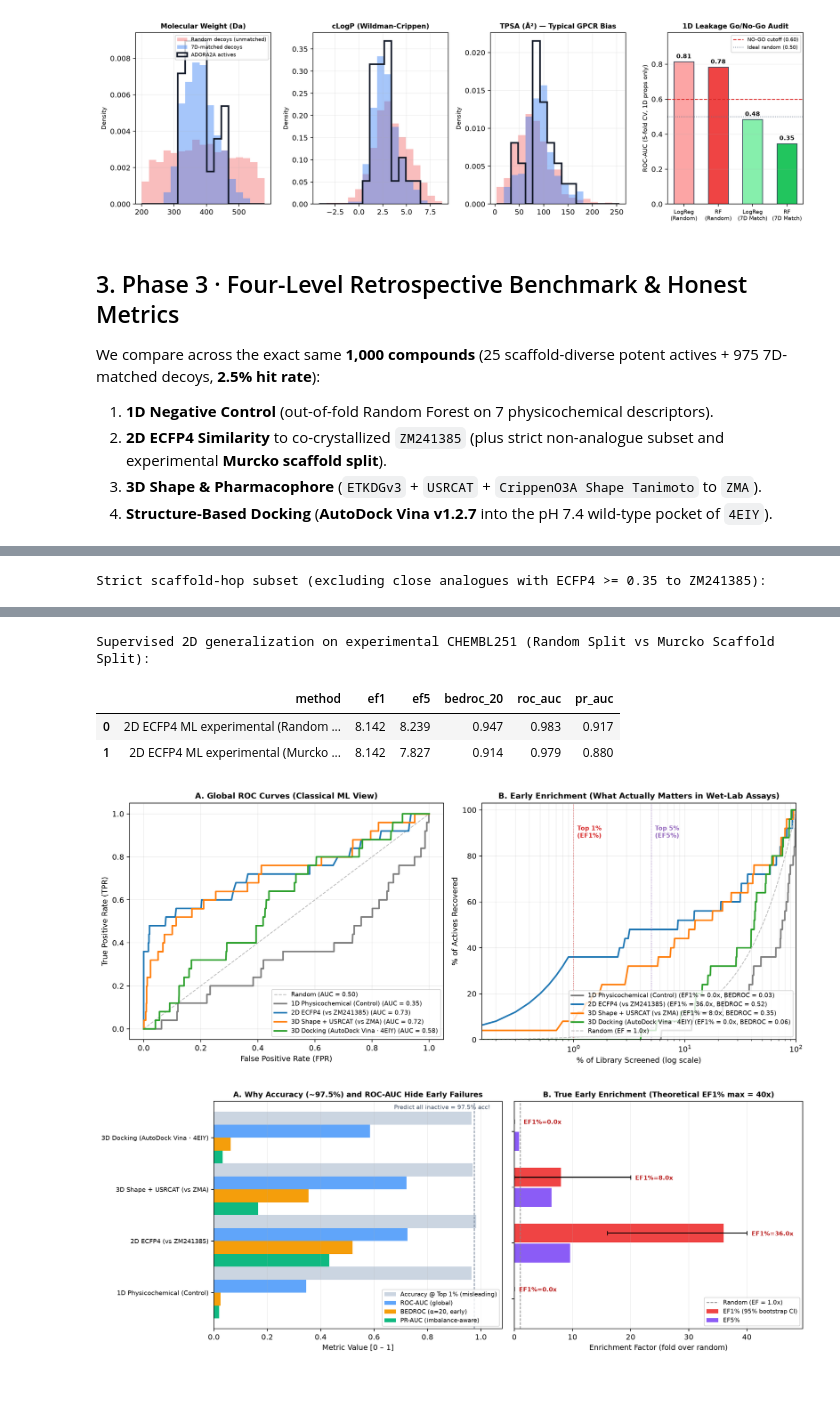
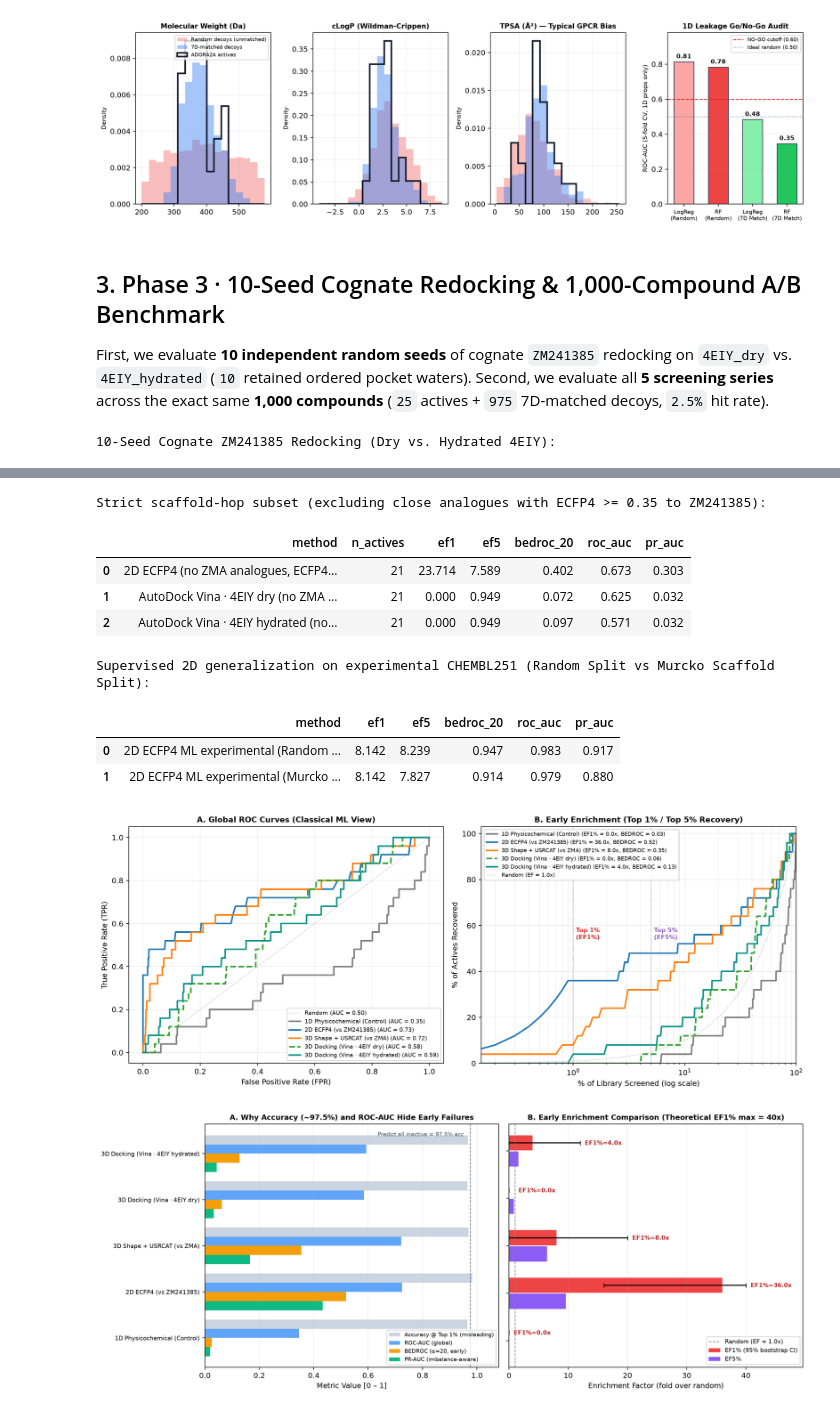
Before and after one commit to JorgePardos/ADORA2A, a Jupyter notebook: notebooks/01_adora2a_retrospective_audit.ipynb, the cells around one changed output, grey strips where cells are left out. Saved outputs shown, nothing was run; the diff lists cells and outputs as text; code cells hidden in the pictures; blank space fills up the shorter version.

Commit message:
feat: add 4EIY hydrated A/B benchmark, 10-seed redocking, and rigor fixes

```diff
--- a/notebooks/01_adora2a_retrospective_audit.ipynb
+++ b/notebooks/01_adora2a_retrospective_audit.ipynb
@@ -117,14 +136,33 @@ display(Image(filename=str(FIGS / "decoy_property_matching_audit.png")))
 }
 [figure]
 # %% [markdown]
-## 3. Phase 3 · Four-Level Retrospective Benchmark & Honest Metrics
+## 3. Phase 3 · 10-Seed Cognate Redocking & 1,000-Compound A/B Benchmark
 
-We compare across the exact same **1,000 compounds** (25 scaffold-diverse potent actives + 975 7D-matched decoys, **2.5% hit rate**):
-1. **1D Negative Control** (out-of-fold Random Forest on 7 physicochemical descriptors).
-2. **2D ECFP4 Similarity** to co-crystallized `ZM241385` (plus strict non-analogue subset and experimental **Murcko scaffold split**).
-3. **3D Shape & Pharmacophore** (`ETKDGv3` + `USRCAT` + `CrippenO3A Shape Tanimoto` to `ZMA`).
-4. **Structure-Based Docking** (**AutoDock Vina v1.2.7** into the pH 7.4 wild-type pocket of `4EIY`).
+First, we evaluate **10 independent random seeds** of cognate `ZM241385` redocking on `4EIY_dry` vs. `4EIY_hydrated` (`10` retained ordered pocket waters). Second, we evaluate all **5 screening series** across the exact same **1,000 compounds** (`25` actives + `975` 7D-matched decoys, `2.5%` hit rate).
 # %%
+redock_df = pd.DataFrame(
+    [
+        summary["cognate_redocking_10seeds"]["dry"],
+        summary["cognate_redocking_10seeds"]["hydrated"],
+    ]
+)
+print("10-Seed Cognate ZM241385 Redocking (Dry vs. Hydrated 4EIY):")
+display(
+    redock_df[
+        [
+            "receptor_arm",
+            "n_seeds",
+            "pose1_rmsd_mean",
+            "pose1_rmsd_std",
+            "pose1_lt_2a_count",
+            "best_rmsd_mean",
+            "any_pose_lt_2a_count",
+            "delta_e_native_minus_nonnative_mean",
+            "delta_e_native_minus_nonnative_std",
+        ]
+    ]
+)
+
 metrics_df = pd.DataFrame(summary["benchmark_metrics"])
 display(
     metrics_df[
@@ -144,7 +182,7 @@ display(
 print("\nStrict scaffold-hop subset (excluding close analogues with ECFP4 >= 0.35 to ZM241385):")
 hop = summary["scaffold_hop_no_zma_analogues"]
 display(
-    pd.DataFrame([hop["2d_ecfp4"], hop["autodock_vina"]])[
+    pd.DataFrame([hop["2d_ecfp4"], hop["autodock_vina_dry"], hop["autodock_vina_hydrated"]])[
         ["method", "n_actives", "ef1", "ef5", "bedroc_20", "roc_auc", "pr_auc"]
     ].round(3)
 )
@@ -160,3 +198,4 @@ display(
 display(Image(filename=str(FIGS / "benchmark_roc_and_enrichment.png")))
 display(Image(filename=str(FIGS / "metrics_accuracy_vs_enrichment.png")))
 # %% [output]
+10-Seed Cognate ZM241385 Redocking (Dry vs. Hydrated 4EIY):
@@ -168 +204,0 @@ display(Image(filename=str(FIGS / "metrics_accuracy_vs_enrichment.png")))
-Strict scaffold-hop subset (excluding close analogues with ECFP4 >= 0.35 to ZM241385):
@@ -172,9 +211,14 @@ Strict scaffold-hop subset (excluding close analogues with ECFP4 >= 0.35 to ZM24
-Supervised 2D generalization on experimental CHEMBL251 (Random Split vs Murcko Scaffold Split):
+Strict scaffold-hop subset (excluding close analogues with ECFP4 >= 0.35 to ZM241385):
-|  | method | ef1 | ef5 | bedroc_20 | roc_auc | pr_auc |
-| 0 | 2D ECFP4 ML experimental (Random ... | 8.142 | 8.239 | 0.947 | 0.983 | 0.917 |
-| 1 | 2D ECFP4 ML experimental (Murcko ... | 8.142 | 7.827 | 0.914 | 0.979 | 0.880 |
+|  | method | n_actives | ef1 | ef5 | bedroc_20 | roc_auc | pr_auc |
+| 0 | 2D ECFP4 (no ZMA analogues, ECFP4... | 21 | 23.714 | 7.589 | 0.402 | 0.673 | 0.303 |
+| 1 | AutoDock Vina · 4EIY dry (no ZMA ... | 21 | 0.000 | 0.949 | 0.072 | 0.625 | 0.032 |
+| 2 | AutoDock Vina · 4EIY hydrated (no... | 21 | 0.000 | 0.949 | 0.097 | 0.571 | 0.032 |
+Supervised 2D generalization on experimental CHEMBL251 (Random Split vs Murcko Scaffold Split):
+|  | method | ef1 | ef5 | bedroc_20 | roc_auc | pr_auc |
+| 0 | 2D ECFP4 ML experimental (Random ... | 8.142 | 8.239 | 0.947 | 0.983 | 0.917 |
+| 1 | 2D ECFP4 ML experimental (Murcko ... | 8.142 | 7.827 | 0.914 | 0.979 | 0.880 |
-[figure, old version]
+[figure, new version]
-[figure, old version]
+[figure, new version]
 # %% [markdown]
 ## 4. Screening Score vs. Experimental Binding Affinity ($pK_i$)
 
```
Also changed, not shown: parts of 7 cells of this notebook, 17 other files.
